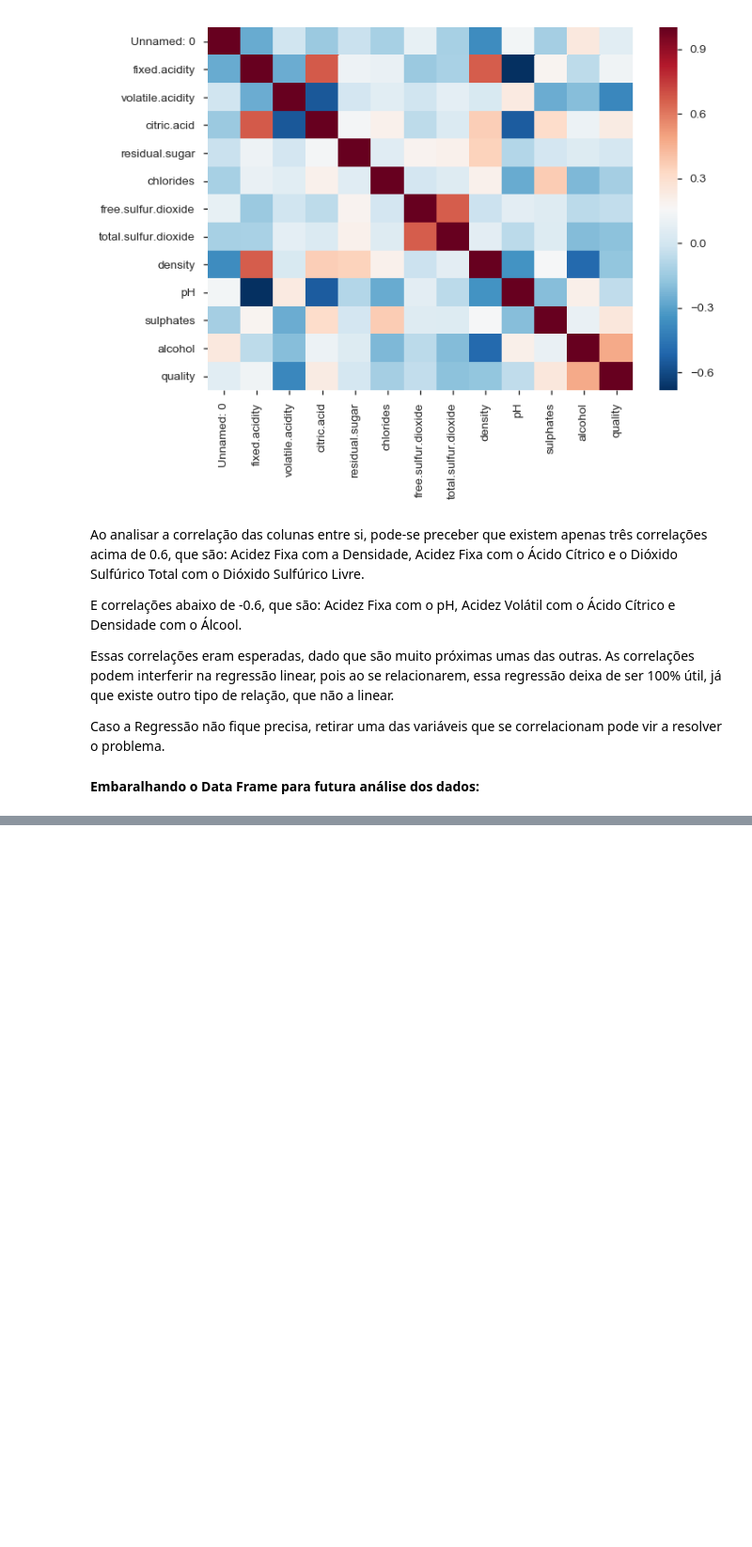
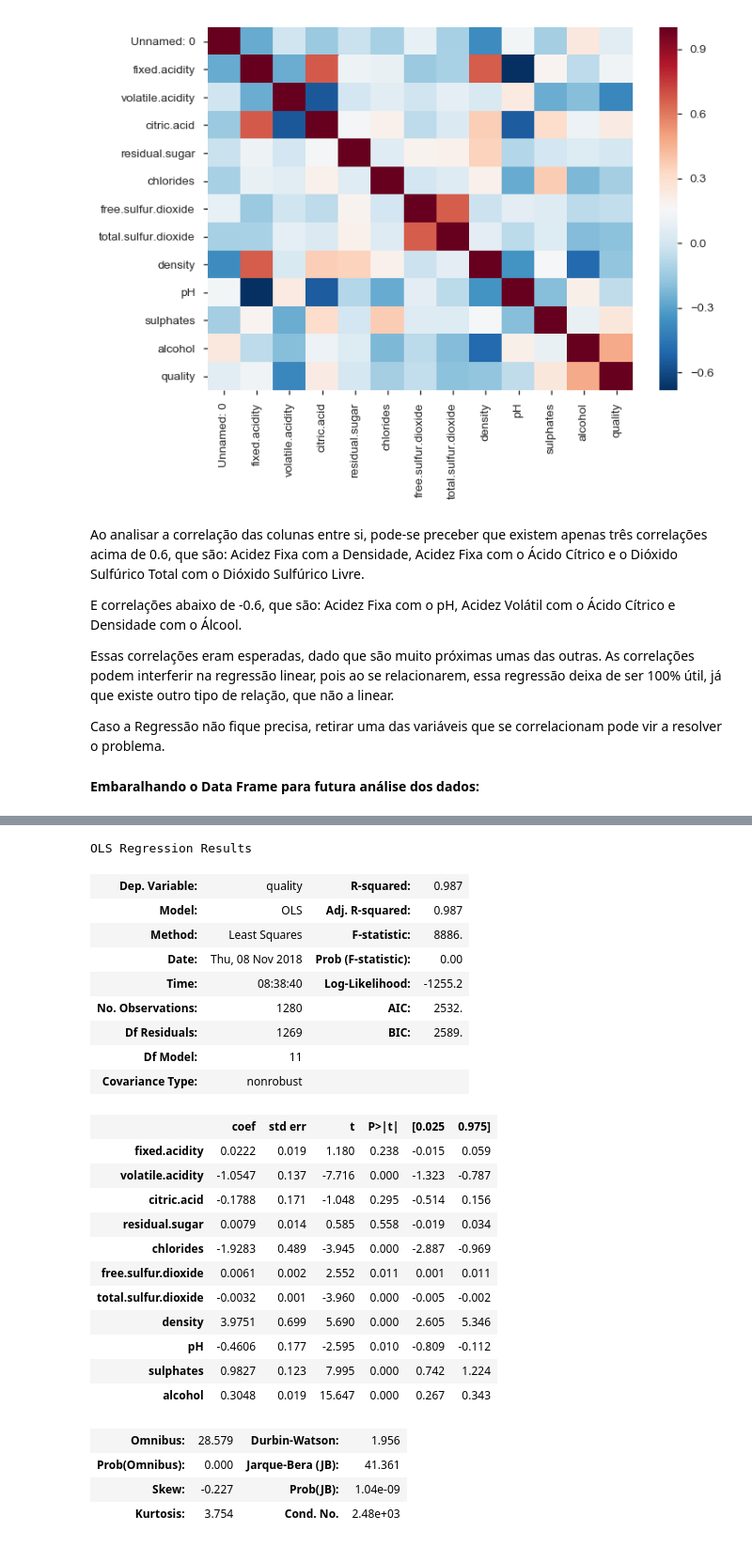
Before and after one commit to Pellizzon/CienciaDadosP3, a Jupyter notebook: P3.ipynb, the cells around one changed output, grey strips where cells are left out. Shown at 94% size. Saved outputs shown, nothing was run; the diff lists cells and outputs as text; code cells hidden in the pictures; blank space fills up the shorter version.

```diff
--- a/P3.ipynb
+++ b/P3.ipynb
@@ -119,0 +109,31 @@ B11 = 0.2740
+# %%
+model = sm.OLS(Y,X)
+results = model.fit()
+results.summary()
+# %% [output]
+OLS Regression Results
+| Dep. Variable: | quality | R-squared: | 0.987 |
+| Model: | OLS | Adj. R-squared: | 0.987 |
+| Method: | Least Squares | F-statistic: | 8886. |
+| Date: | Thu, 08 Nov 2018 | Prob (F-statistic): | 0.00 |
+| Time: | 08:38:40 | Log-Likelihood: | -1255.2 |
+| No. Observations: | 1280 | AIC: | 2532. |
+| Df Residuals: | 1269 | BIC: | 2589. |
+| Df Model: | 11 |  |  |
+| Covariance Type: | nonrobust |  |  |
+|  | coef | std err | t | P>|t| | [0.025 | 0.975] |
+| fixed.acidity | 0.0222 | 0.019 | 1.180 | 0.238 | -0.015 | 0.059 |
+| volatile.acidity | -1.0547 | 0.137 | -7.716 | 0.000 | -1.323 | -0.787 |
+| citric.acid | -0.1788 | 0.171 | -1.048 | 0.295 | -0.514 | 0.156 |
+| residual.sugar | 0.0079 | 0.014 | 0.585 | 0.558 | -0.019 | 0.034 |
+| chlorides | -1.9283 | 0.489 | -3.945 | 0.000 | -2.887 | -0.969 |
+| free.sulfur.dioxide | 0.0061 | 0.002 | 2.552 | 0.011 | 0.001 | 0.011 |
+| total.sulfur.dioxide | -0.0032 | 0.001 | -3.960 | 0.000 | -0.005 | -0.002 |
+| density | 3.9751 | 0.699 | 5.690 | 0.000 | 2.605 | 5.346 |
+| pH | -0.4606 | 0.177 | -2.595 | 0.010 | -0.809 | -0.112 |
+| sulphates | 0.9827 | 0.123 | 7.995 | 0.000 | 0.742 | 1.224 |
+| alcohol | 0.3048 | 0.019 | 15.647 | 0.000 | 0.267 | 0.343 |
+| Omnibus: | 28.579 | Durbin-Watson: | 1.956 |
+| Prob(Omnibus): | 0.000 | Jarque-Bera (JB): | 41.361 |
+| Skew: | -0.227 | Prob(JB): | 1.04e-09 |
+| Kurtosis: | 3.754 | Cond. No. | 2.48e+03 |
```
Also changed, not shown: parts of 6 cells of this notebook.
